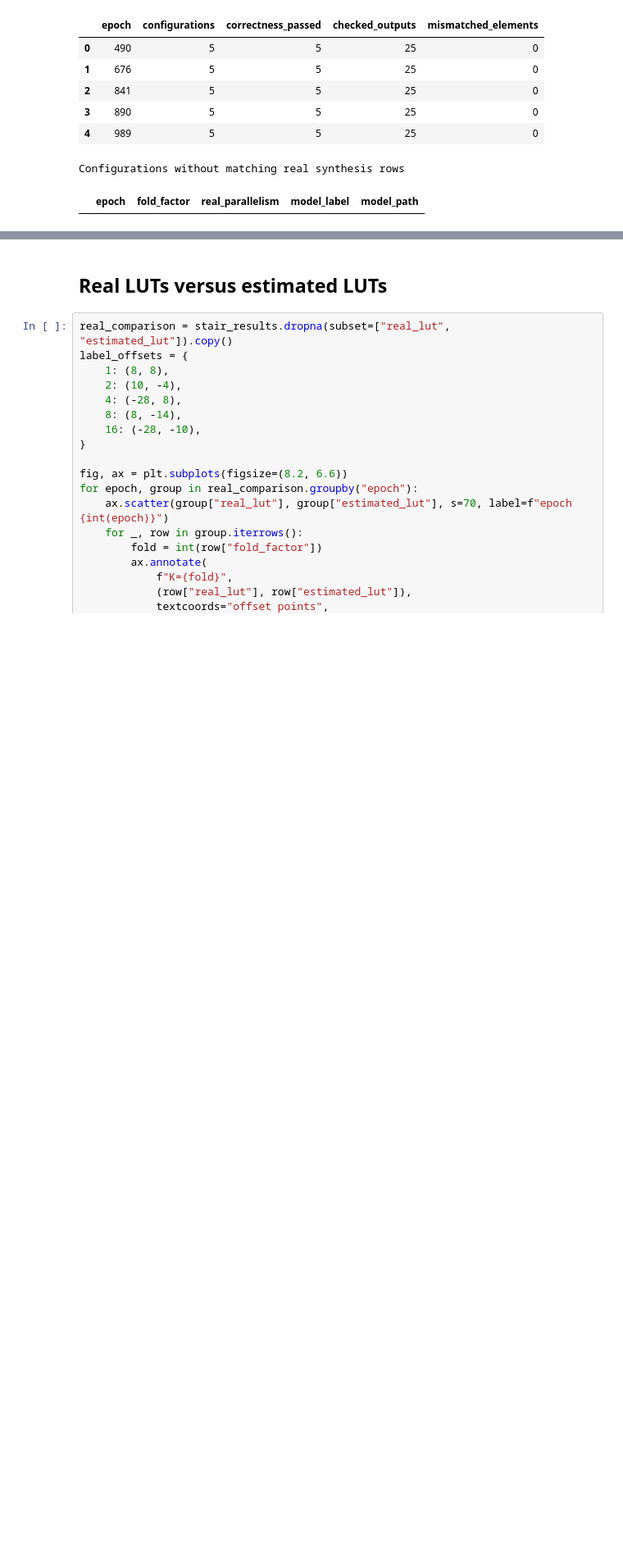
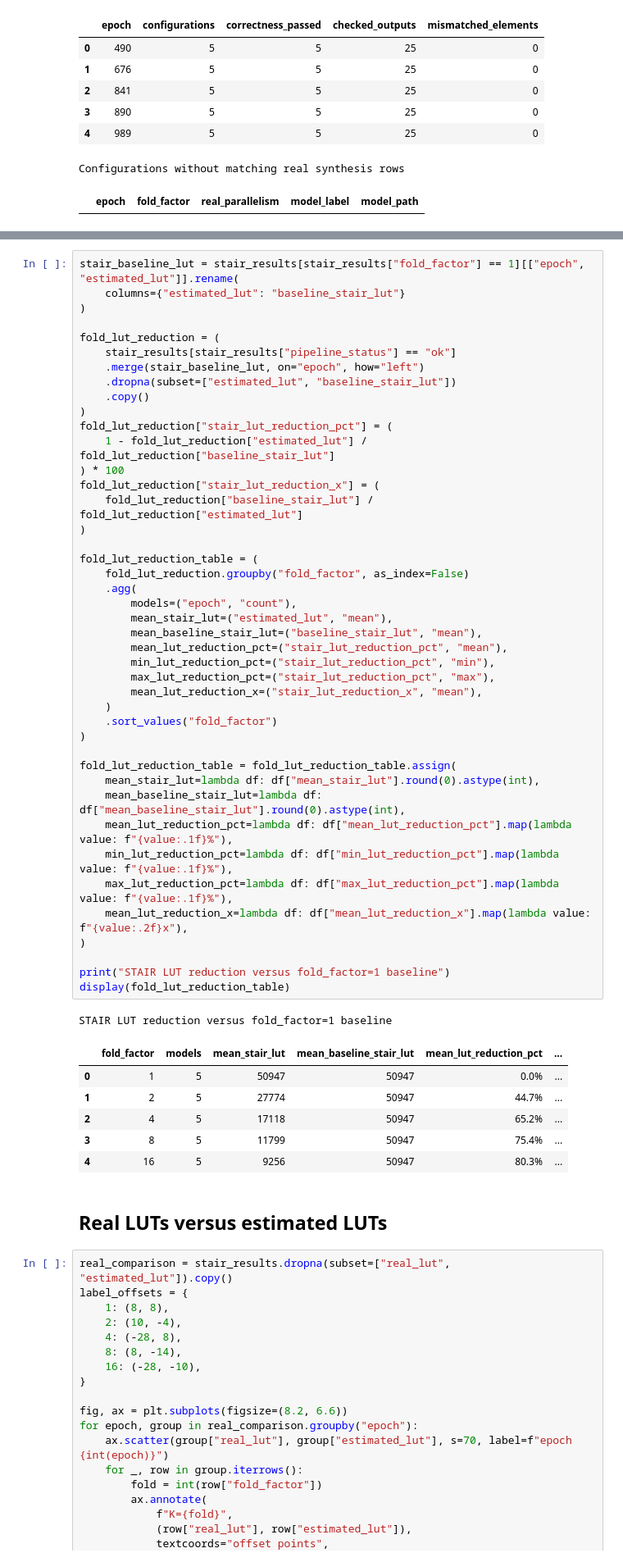
Before and after one commit to SriV04/STAIR, a Jupyter notebook: notebooks/deepnet_results.ipynb, the cells around one changed output, grey strips where cells are left out. Shown at 82% size. Drawn from its saved outputs; the diff is of its cells as text; blank space fills up the shorter version.

```diff
--- a/notebooks/deepnet_results.ipynb
+++ b/notebooks/deepnet_results.ipynb
@@ -322,3 +326,54 @@ Configurations without matching real synthesis rows
+# %%
+stair_baseline_lut = stair_results[stair_results["fold_factor"] == 1][["epoch", "estimated_lut"]].rename(
+    columns={"estimated_lut": "baseline_stair_lut"}
+)
+
+fold_lut_reduction = (
+    stair_results[stair_results["pipeline_status"] == "ok"]
+    .merge(stair_baseline_lut, on="epoch", how="left")
+    .dropna(subset=["estimated_lut", "baseline_stair_lut"])
+    .copy()
+)
+fold_lut_reduction["stair_lut_reduction_pct"] = (
+    1 - fold_lut_reduction["estimated_lut"] / fold_lut_reduction["baseline_stair_lut"]
+) * 100
+fold_lut_reduction["stair_lut_reduction_x"] = (
+    fold_lut_reduction["baseline_stair_lut"] / fold_lut_reduction["estimated_lut"]
+)
+
+fold_lut_reduction_table = (
+    fold_lut_reduction.groupby("fold_factor", as_index=False)
+    .agg(
+        models=("epoch", "count"),
+        mean_stair_lut=("estimated_lut", "mean"),
+        mean_baseline_stair_lut=("baseline_stair_lut", "mean"),
+        mean_lut_reduction_pct=("stair_lut_reduction_pct", "mean"),
+        min_lut_reduction_pct=("stair_lut_reduction_pct", "min"),
+        max_lut_reduction_pct=("stair_lut_reduction_pct", "max"),
+        mean_lut_reduction_x=("stair_lut_reduction_x", "mean"),
+    )
+    .sort_values("fold_factor")
+)
+
+fold_lut_reduction_table = fold_lut_reduction_table.assign(
+    mean_stair_lut=lambda df: df["mean_stair_lut"].round(0).astype(int),
+    mean_baseline_stair_lut=lambda df: df["mean_baseline_stair_lut"].round(0).astype(int),
+    mean_lut_reduction_pct=lambda df: df["mean_lut_reduction_pct"].map(lambda value: f"{value:.1f}%"),
+    min_lut_reduction_pct=lambda df: df["min_lut_reduction_pct"].map(lambda value: f"{value:.1f}%"),
+    max_lut_reduction_pct=lambda df: df["max_lut_reduction_pct"].map(lambda value: f"{value:.1f}%"),
+    mean_lut_reduction_x=lambda df: df["mean_lut_reduction_x"].map(lambda value: f"{value:.2f}x"),
+)
+
+print("STAIR LUT reduction versus fold_factor=1 baseline")
+display(fold_lut_reduction_table)
+# %% [output]
+STAIR LUT reduction versus fold_factor=1 baseline
+|  | fold_factor | models | mean_stair_lut | mean_baseline_stair_lut | mean_lut_reduction_pct | ... |
+| 0 | 1 | 5 | 50947 | 50947 | 0.0% | ... |
+| 1 | 2 | 5 | 27774 | 50947 | 44.7% | ... |
+| 2 | 4 | 5 | 17118 | 50947 | 65.2% | ... |
+| 3 | 8 | 5 | 11799 | 50947 | 75.4% | ... |
+| 4 | 16 | 5 | 9256 | 50947 | 80.3% | ... |
 # %% [markdown]
 ## Real LUTs versus estimated LUTs
 # %%
```
Also changed, not shown: parts of 5 cells of this notebook, 5 other files.
